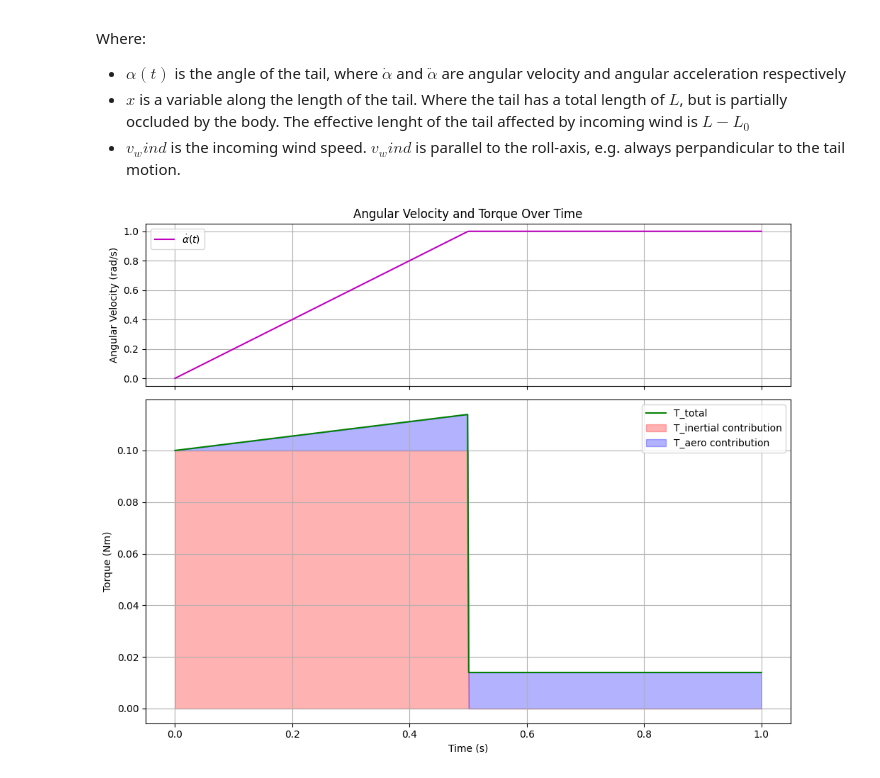
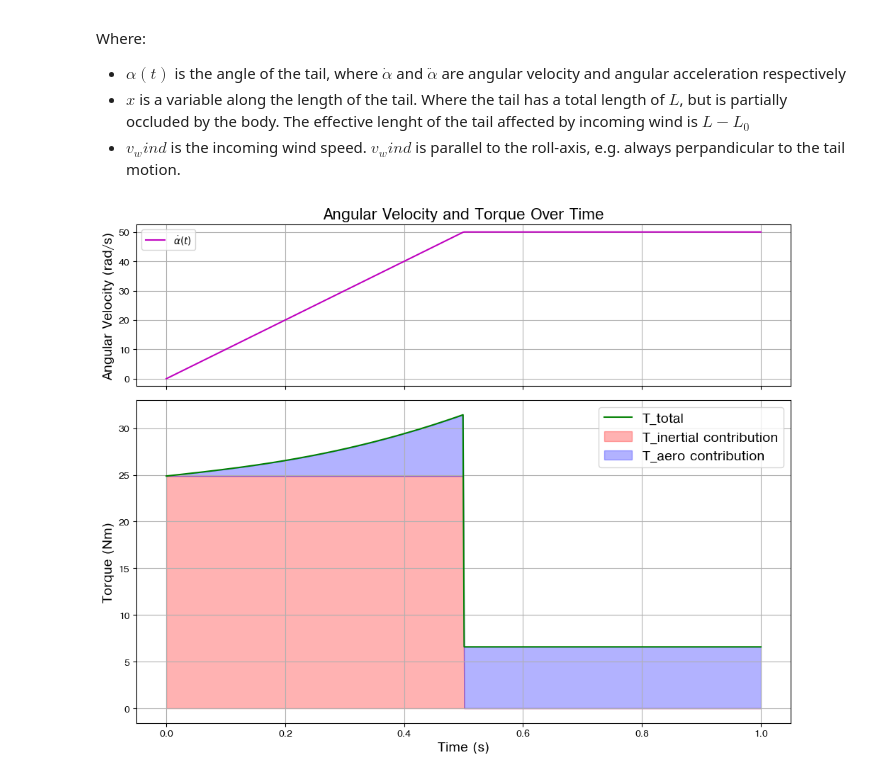
Before and after one commit to Maexerich/IsaacLab, a Jupyter notebook: data_evaluation/analytical_formulas.ipynb, the cells around one changed output. Cells and saved outputs as stored; diff of their text form; code cells hidden in the pictures.

Commit message:
Some small changes to plotting.

```diff
--- a/data_evaluation/analytical_formulas.ipynb
+++ b/data_evaluation/analytical_formulas.ipynb
@@ -29,15 +29,15 @@ import matplotlib.pyplot as plt
 from scipy.integrate import quad
 
 # Define constants
-# I_tail = 0.4975  # Moment of inertia of the tail (adjustable)
-I_tail = 0.1
+I_tail = 0.4975  # Moment of inertia of the tail (adjustable)
+# I_tail = 0.1
 rho = 1.225  # Air density in kg/m^3 (adjustable)
-A = 0.02  # Cross-sectional area in m^2 (adjustable)
 C_D = 1  # Drag coefficient (adjustable)
 L = 0.7  # Length from the base to tip in meters (adjustable)
 L0 = 0.1  # Starting point of the length for integration (adjustable)
-v_wind = 10  # Wind velocity in m/s (adjustable)
-a = 2.0  # Constant acceleration in rad/s^2 (adjustable)
+A = 0.05*2*(L-L0)  # Cross-sectional area in m^2 (adjustable)
+v_wind = 60/3.6  # Wind velocity in m/s (adjustable)
+a = 100  # Constant acceleration in rad/s^2 (adjustable)
 
 t0 = 0
 t1 = 0.5
@@ -78,36 +78,37 @@ def T_aero(t):
     # Perform the integral
     integral, _ = quad(integrand, L0, L)
     return 0.5 * rho * A * C_D * integral
 
 # Time range
 time = np.linspace(t0, t2, 500)
 
 # Calculate torques and angular velocity over time
 alpha_dot_values = np.array([alpha_dot(t) for t in time])
 T_inertial_values = np.array([T_inertial(t) for t in time])
 T_aero_values = np.array([T_aero(t) for t in time])
 T_total_values = T_inertial_values + T_aero_values
 
 # Create a figure with two subplots
 fig, ax = plt.subplots(2, 1, figsize=(10, 8), gridspec_kw={'height_ratios': [1, 2]}, sharex=True)
 
+
 # Plot the angular velocity profile in the first subplot
 ax[0].plot(time, alpha_dot_values, label=r'$\dot{\alpha}(t)$', color='m')
-ax[0].set_ylabel('Angular Velocity (rad/s)')
-ax[0].set_title('Angular Velocity and Torque Over Time')
+ax[0].set_ylabel('Angular Velocity (rad/s)', fontsize=14)  # Increase font size
+ax[0].set_title('Angular Velocity and Torque Over Time', fontsize=16)  # Increase font size
 ax[0].grid(True)
 ax[0].legend()
 
 # Plot the total torque with shaded contributions in the second subplot
 ax[1].plot(time, T_total_values, label='T_total', linestyle='-', color='g')
 ax[1].fill_between(time, 0, T_inertial_values, color='r', alpha=0.3, label='T_inertial contribution')
 ax[1].fill_between(time, T_inertial_values, T_total_values, color='b', alpha=0.3, label='T_aero contribution')
-ax[1].set_xlabel('Time (s)')
-ax[1].set_ylabel('Torque (Nm)')
+ax[1].set_xlabel('Time (s)', fontsize=14)  # Increase font size
+ax[1].set_ylabel('Torque (Nm)', fontsize=14)  # Increase font size
 ax[1].grid(True)
-ax[1].legend()
+ax[1].legend(fontsize=14)
 
 plt.tight_layout()
 plt.show()
 # %% [output]
-[figure, old version]
+[figure, new version]
```
